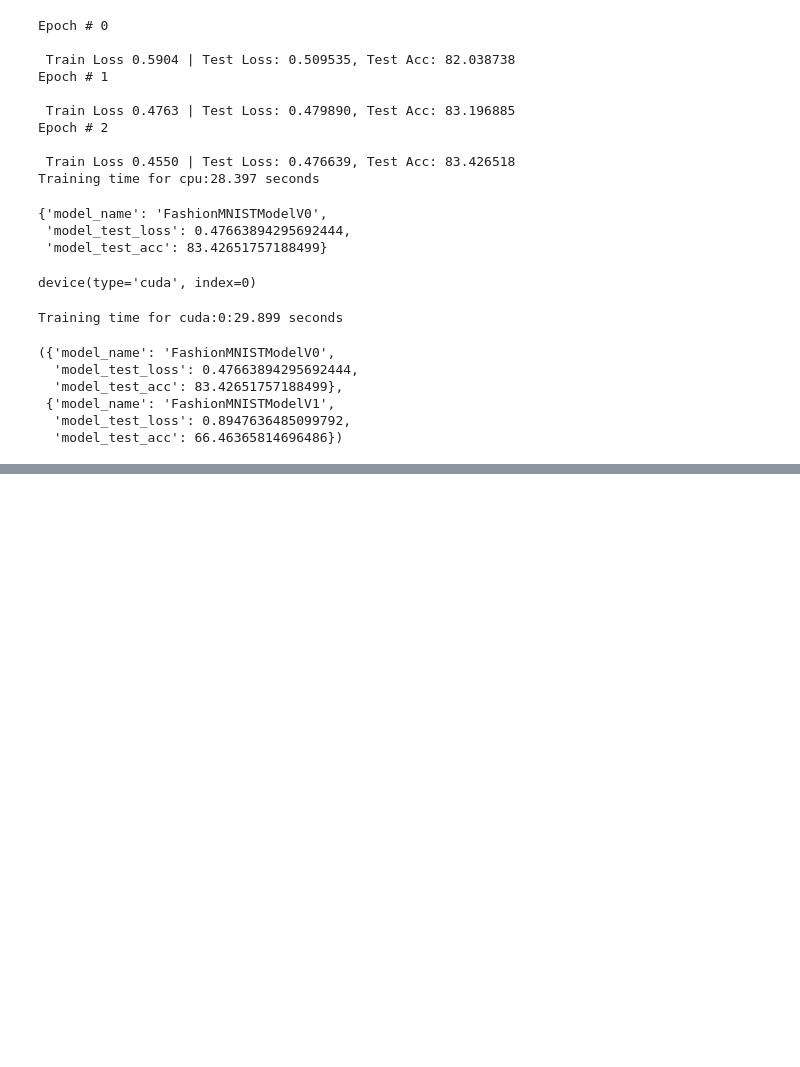
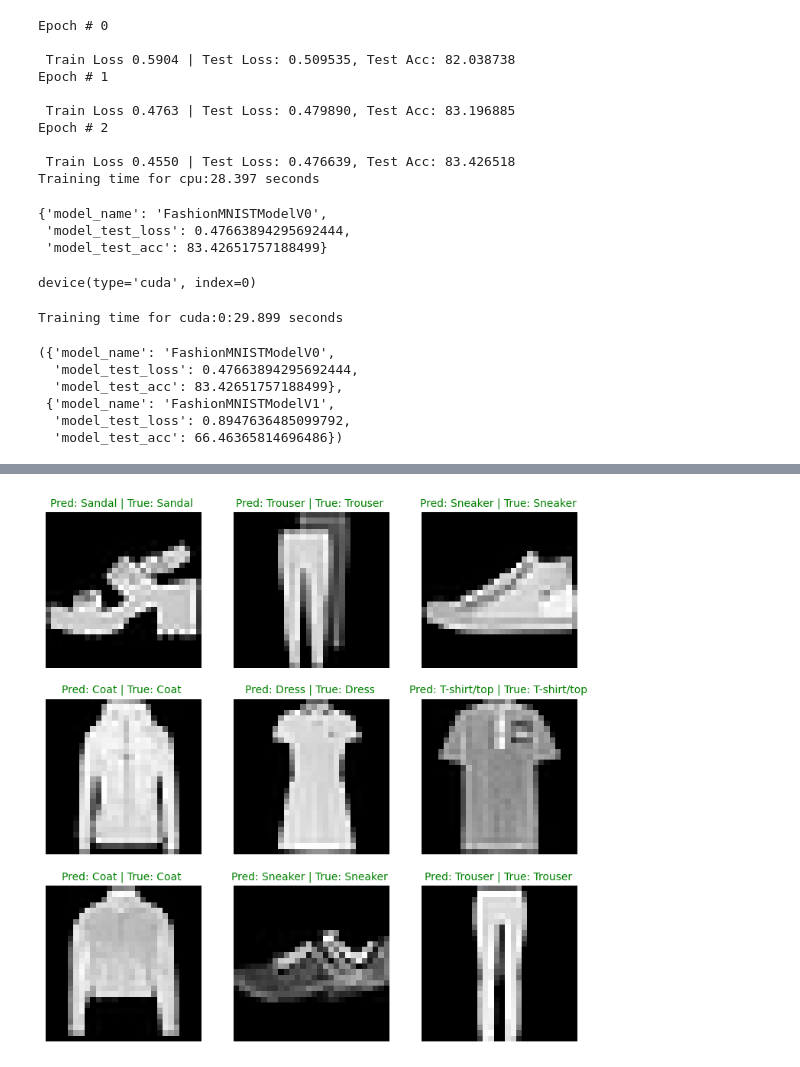
Before and after one commit to Greg-Vincent0711/Finished-Pytorch-Course, a Jupyter notebook: 04_Computer_Vision.ipynb, the cells around one changed output, grey strips where cells are left out. Drawn from its saved outputs; the diff is of its cells as text; code cells hidden in the pictures; blank space fills up the shorter version.

Commit message:
Added visualization for CNN predictions on data

```diff
--- a/04_Computer_Vision.ipynb
+++ b/04_Computer_Vision.ipynb
@@ -425,0 +426,52 @@ plt.ylabel=("model")
+# %%
+# visualizating prediction making with the CNN
+def make_predictions(model:torch.nn.Module,
+                     data:list,
+                     device: torch.device = device):
+  prediction_probs = []
+  model.to(device)
+  model.eval()
+  with torch.inference_mode():
+    for sample in data:
+      # add a batch size dim
+      sample = torch.unsqueeze(sample, dim=0).to(device)
+      model_logit = model(sample)
+      pred_probability = torch.softmax(model_logit.squeeze(), dim=0)
+      # matplotlib only works with the cpu
+      prediction_probs.append(pred_probability.cpu())
+      # return the prob list as a tensor
+    return torch.stack(prediction_probs)
+# %%
+import random
+random.seed(42)
+test_samples = []
+test_labels = []
+# get 9 random samples
+for sample,label in random.sample(list(test_data), k=9):
+  test_samples.append(sample)
+  test_labels.append(label)
+
+pred_probs = make_predictions(cnnModel, test_samples)
+# converting probs to labels
+prediction_labels = pred_probs.argmax(dim=1)
+
+plt.figure(figsize=(9,9))
+nrows = 3
+ncols = 3
+for i,sample in enumerate(test_samples):
+  # create a subplot
+  plt.subplot(nrows, ncols, i+1)
+  # # remove batch dim and plot target img
+  plt.imshow(sample.squeeze(), cmap="gray")
+  # get human readable text from labels
+  pred_label = class_names[prediction_labels[i]]
+  actual_label = class_names[test_labels[i]]
+  # check equality between prediction and actual labels
+  title_text = f'Pred: {pred_label} | True: {actual_label} '
+  if pred_label == actual_label:
+    plt.title(title_text, fontsize=10, c="g")
+  else:
+    plt.title(title_text, fontsize=10, c="r")
+  plt.axis(False)
+# %% [output]
+[figure, added]
```
Also changed, not shown: parts of 3 cells of this notebook.
